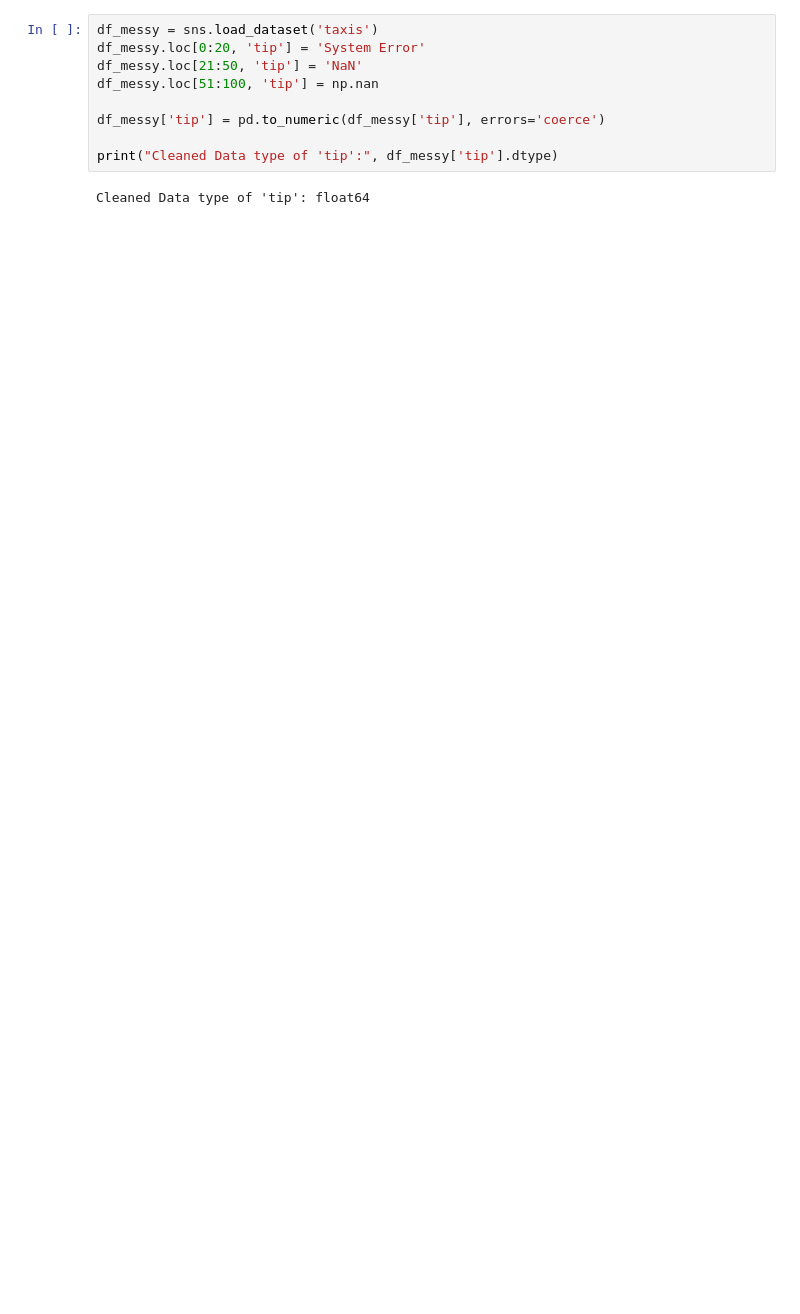
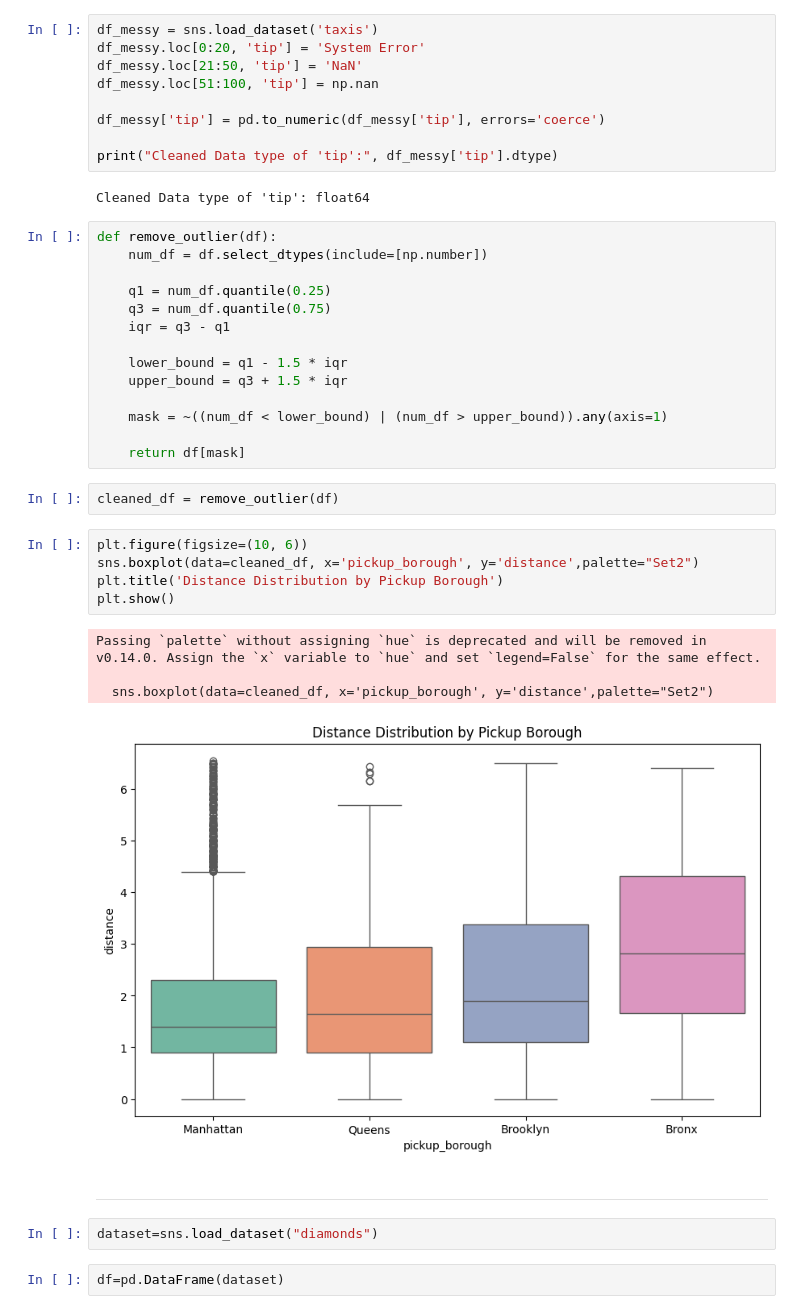
Before and after one commit to sanodyaJinadasa/Data-Visualization, a Jupyter notebook: Data_VIsualization__last.ipynb, the cells around one changed output. Saved outputs shown, nothing was run; the diff lists cells and outputs as text; blank space fills up the shorter version.

Commit message:
diamonds start

```diff
--- a/Data_VIsualization__last.ipynb
+++ b/Data_VIsualization__last.ipynb
@@ -214,3 +226,35 @@ df_messy['tip'] = pd.to_numeric(df_messy['tip'], errors='coerce')
 print("Cleaned Data type of 'tip':", df_messy['tip'].dtype)
 # %% [output]
 Cleaned Data type of 'tip': float64
+# %%
+def remove_outlier(df):
+    num_df = df.select_dtypes(include=[np.number])
+
+    q1 = num_df.quantile(0.25)
+    q3 = num_df.quantile(0.75)
+    iqr = q3 - q1
+
+    lower_bound = q1 - 1.5 * iqr
+    upper_bound = q3 + 1.5 * iqr
+
+    mask = ~((num_df < lower_bound) | (num_df > upper_bound)).any(axis=1)
+
+    return df[mask]
+# %%
+cleaned_df = remove_outlier(df)
+# %%
+plt.figure(figsize=(10, 6))
+sns.boxplot(data=cleaned_df, x='pickup_borough', y='distance',palette="Set2")
+plt.title('Distance Distribution by Pickup Borough')
+plt.show()
+# %% [output]
+Passing `palette` without assigning `hue` is deprecated and will be removed in v0.14.0. Assign the `x` variable to `hue` and set `legend=False` for the same effect.
+
+  sns.boxplot(data=cleaned_df, x='pickup_borough', y='distance',palette="Set2")
+[figure, added]
+# %% [markdown]
+---
+# %%
+dataset=sns.load_dataset("diamonds")
+# %%
+df=pd.DataFrame(dataset)
```
Also changed, not shown: parts of 5 cells of this notebook.
